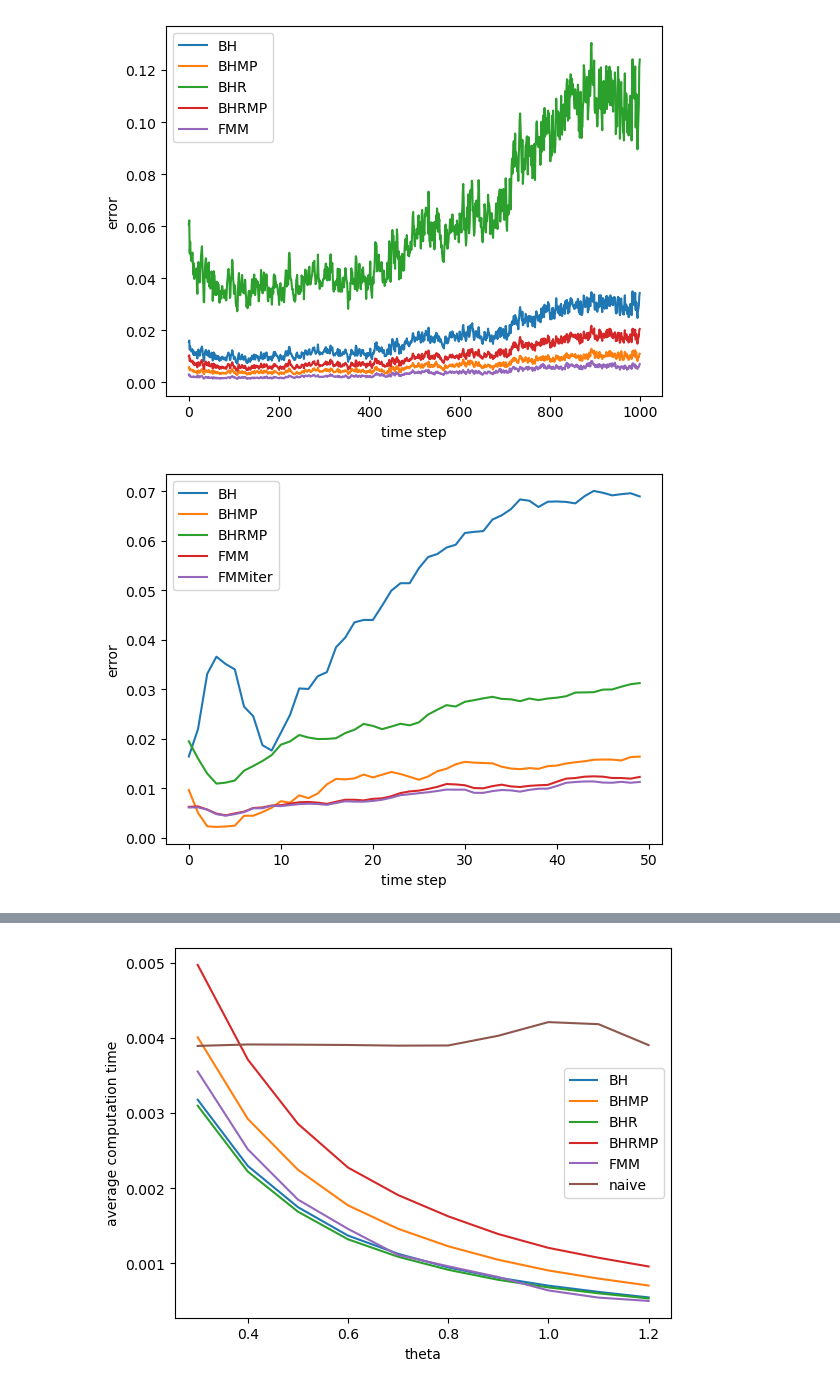
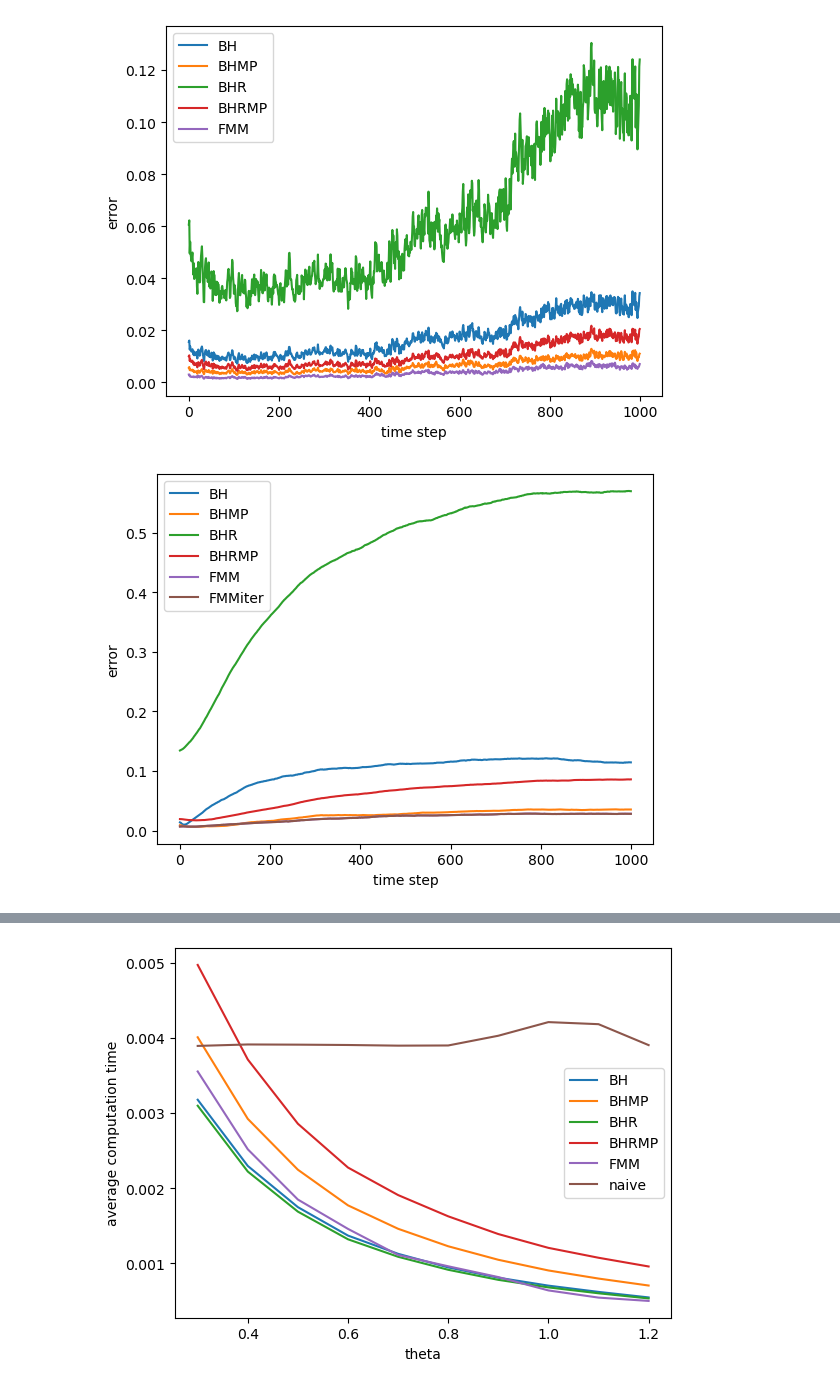
Before and after one commit to LucasFurer/MasterThesisLucas, a Jupyter notebook: grapher.ipynb, the cells around one changed output, grey strips where cells are left out. Saved outputs shown, nothing was run; the diff lists cells and outputs as text; code cells hidden in the pictures.

```diff
--- a/grapher.ipynb
+++ b/grapher.ipynb
@@ -92,18 +92,23 @@ plotGraph(custom_labels, 0, 1000, "time step", "error", "plotOutput/lines_plot.p
 # %% [output]
 [figure]
 # %%
+pointAmount = "10000"
+theta = "1"
+dataSet = "MNIST_digits"
+perp = "30"
+
 custom_labels = {
-    os.path.join("graphCSV","tsneErrorTimestepBH_point1000_theta1.csv"): "BH",
-    os.path.join("graphCSV","tsneErrorTimestepBHMP_point1000_theta1.csv"): "BHMP",
-    #os.path.join("graphCSV","tsneErrorTimestepBHR_point1000_theta1.csv"): "BHR",
-    os.path.join("graphCSV","tsneErrorTimestepBHRMP_point1000_theta1.csv"): "BHRMP",
-    os.path.join("graphCSV","tsneErrorTimestepFMM_point1000_theta1.csv"): "FMM",
-    os.path.join("graphCSV","tsneErrorTimestepFMMiter_point1000_theta1.csv"): "FMMiter",
+    os.path.join("graphCSV", dataSet, pointAmount, "perp" + perp, "tsneErrorTimestepBH_point"      + pointAmount + "_perp" + perp + "_theta" + theta + "_dataset" + dataSet + ".csv"): "BH",
+    os.path.join("graphCSV", dataSet, pointAmount, "perp" + perp, "tsneErrorTimestepBHMP_point"    + pointAmount + "_perp" + perp + "_theta" + theta + "_dataset" + dataSet + ".csv"): "BHMP",
+    os.path.join("graphCSV", dataSet, pointAmount, "perp" + perp, "tsneErrorTimestepBHR_point"     + pointAmount + "_perp" + perp + "_theta" + theta + "_dataset" + dataSet + ".csv"): "BHR",
+    os.path.join("graphCSV", dataSet, pointAmount, "perp" + perp, "tsneErrorTimestepBHRMP_point"   + pointAmount + "_perp" + perp + "_theta" + theta + "_dataset" + dataSet + ".csv"): "BHRMP",
+    os.path.join("graphCSV", dataSet, pointAmount, "perp" + perp, "tsneErrorTimestepFMM_point"     + pointAmount + "_perp" + perp + "_theta" + theta + "_dataset" + dataSet + ".csv"): "FMM",
+    os.path.join("graphCSV", dataSet, pointAmount, "perp" + perp, "tsneErrorTimestepFMMiter_point" + pointAmount + "_perp" + perp + "_theta" + theta + "_dataset" + dataSet + ".csv"): "FMMiter",
 }
 
 plotGraph(custom_labels, 0, 1000,"time step", "error", "plotOutput/lines_plot.png")
 # %% [output]
-[figure, old version]
+[figure, new version]
 # %%
 custom_labels = {
     os.path.join("graphCSV","gravityErrorTimestepCompareFMM_point500_theta1.csv"): "FMM",
```
Also changed, not shown: parts of 4 cells of this notebook, 50 other files.
